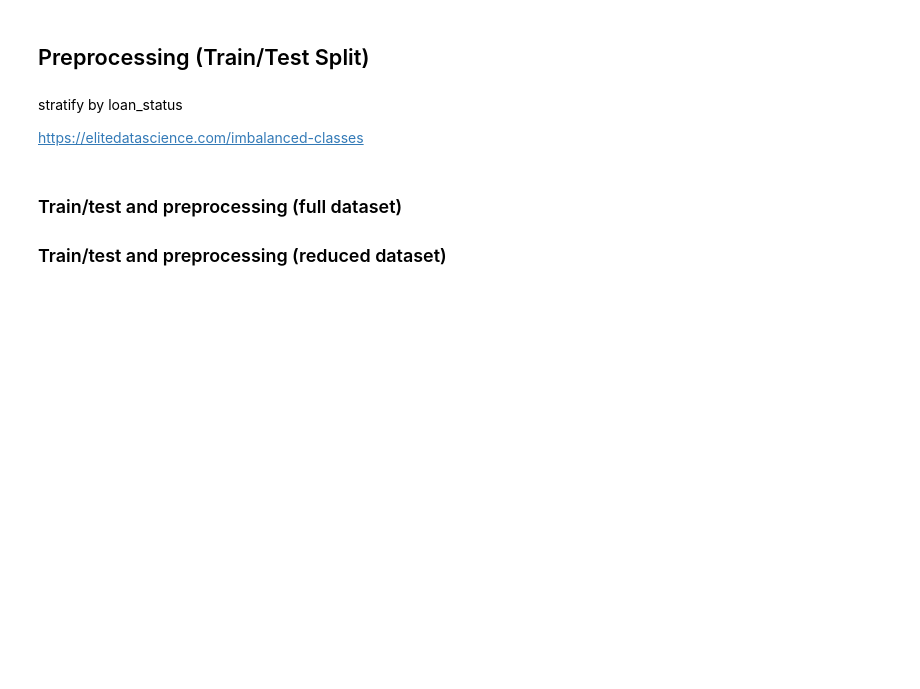
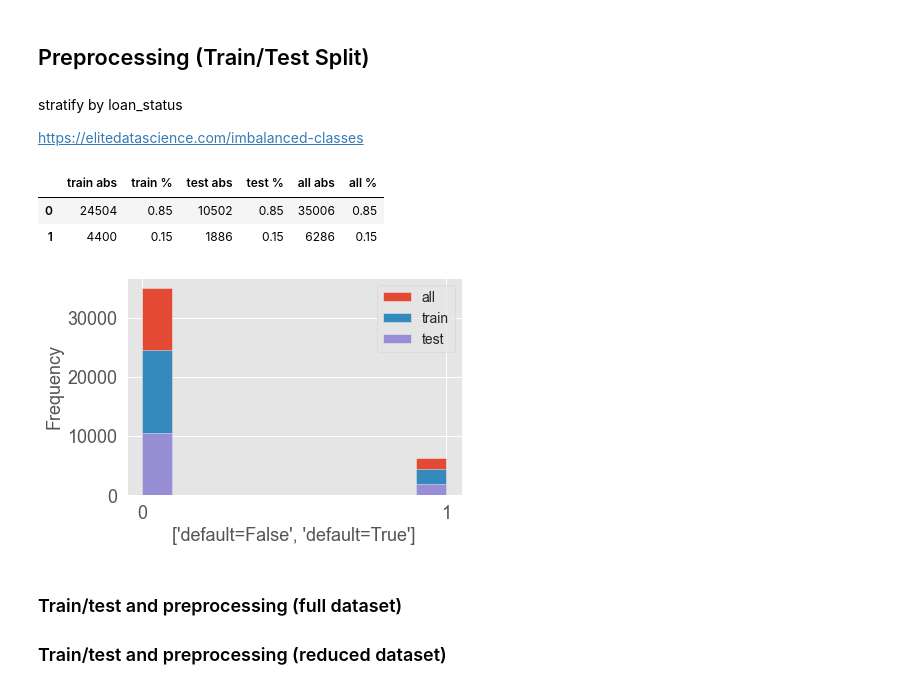
Before and after one commit to jb-ds2020/2nd_Project, a Jupyter notebook: 2020-Lenders-Club-Mederer-Bechthold_EDA.ipynb, the cells around one changed output. Saved outputs shown, nothing was run; the diff lists cells and outputs as text; code cells hidden in the pictures; blank space fills up the shorter version.

```diff
--- a/2020-Lenders-Club-Mederer-Bechthold_EDA.ipynb
+++ b/2020-Lenders-Club-Mederer-Bechthold_EDA.ipynb
@@ -2188,6 +2188,35 @@ df_employment.unemployment_rate_issued
 stratify by loan_status
 
 https://elitedatascience.com/imbalanced-classes
+# %%
+X = df_insp.drop('default', axis=1)
+y = df_insp['default']
+
+
+# stratifyed
+from sklearn.model_selection import train_test_split
+X_train, X_test, y_train, y_test = train_test_split(X, y, test_size=0.3, random_state=25, stratify=y)
+# plot
+y.plot.hist()
+y_train.plot.hist()
+y_test.plot.hist()
+plt.xlabel(["default=False", "default=True"])
+plt.xticks([0, 1])
+# dataframe with relative and absolut values
+plt.legend(['all','train','test'])
+tts_df = pd.DataFrame()
+tts_df['train abs'] = round(y_train.value_counts(),2)
+tts_df['train %'] = round((y_train.value_counts()/y_train.shape[0]),2)
+tts_df['test abs'] = round(y_test.value_counts(),2)
+tts_df['test %'] = round((y_test.value_counts()/y_test.shape[0]),2)
+tts_df['all abs'] = round(y.value_counts(),2)
+tts_df['all %'] = round((y.value_counts()/y.shape[0]),2)
+tts_df
+# %% [output]
+|  | train abs | train % | test abs | test % | all abs | all % |
+| 0 | 24504 | 0.85 | 10502 | 0.85 | 35006 | 0.85 |
+| 1 | 4400 | 0.15 | 1886 | 0.15 | 6286 | 0.15 |
+[figure, added]
 # %% [markdown]
 ### Train/test and preprocessing (full dataset)
 ### Train/test and preprocessing (reduced dataset)
```
Also changed, not shown: 1 other file.
